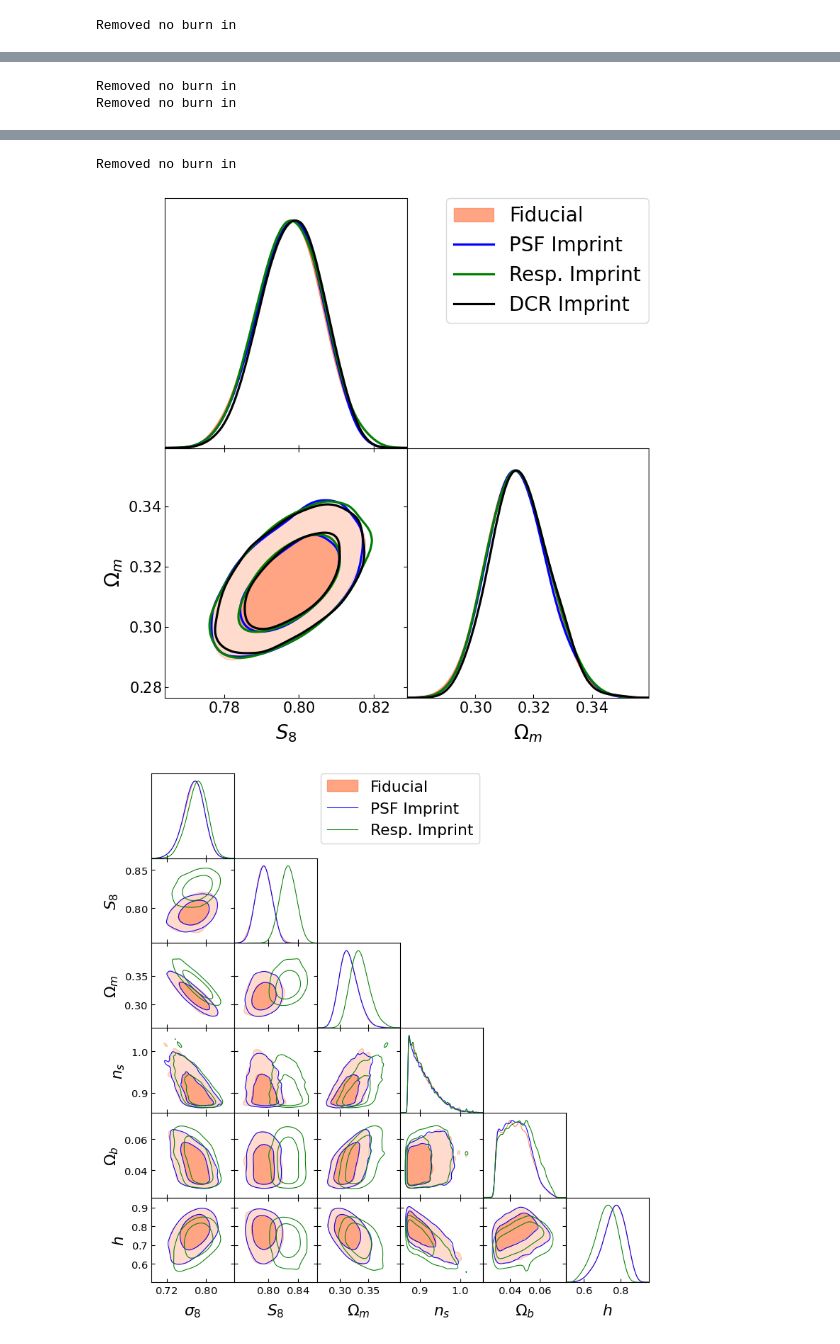
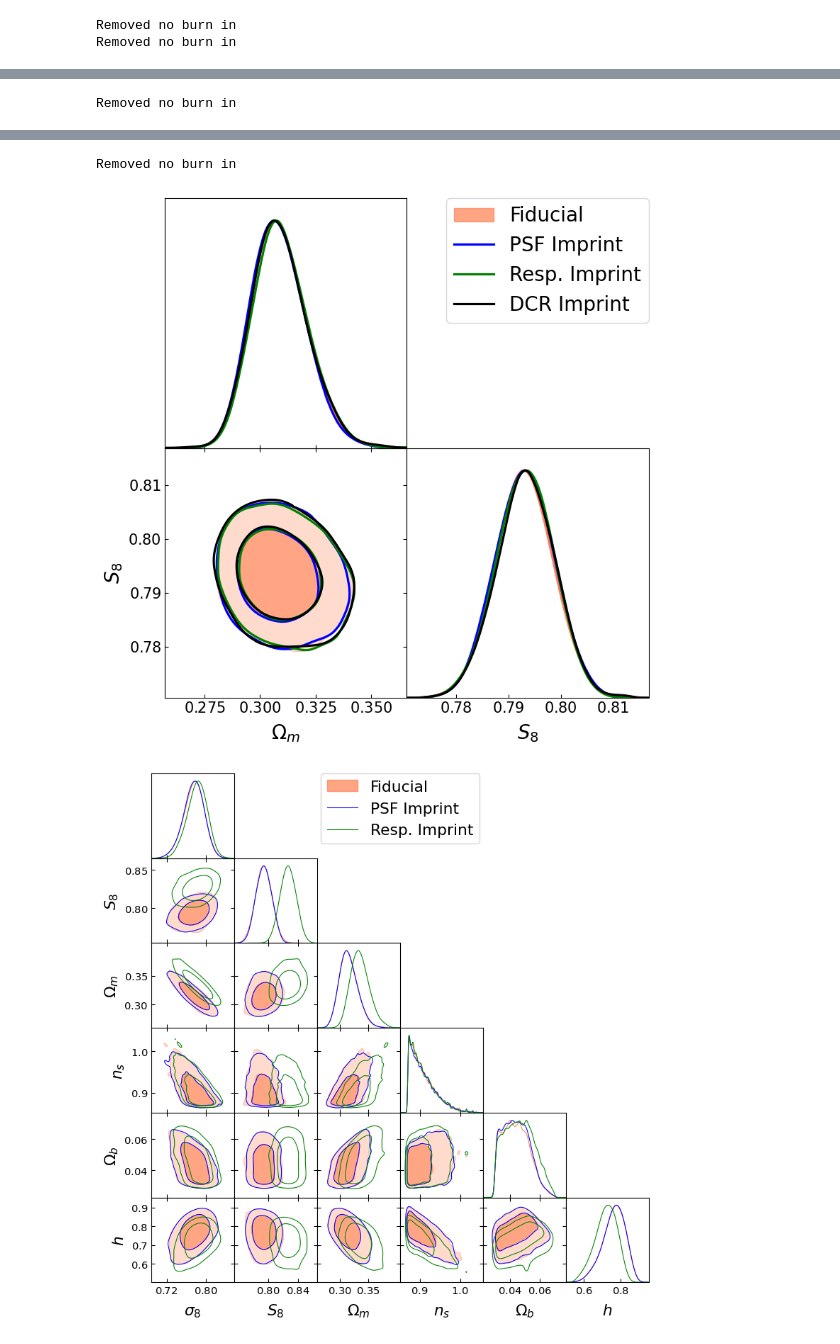
Before and after one commit to ShrihanSolo/cosmolib, a Jupyter notebook: shrihan/cosmoplot_clean_lssty5_allA.ipynb, the cells around one changed output, grey strips where cells are left out. Cells and saved outputs as stored; diff of their text form; code cells hidden in the pictures.

```diff
--- a/shrihan/cosmoplot_clean_lssty5_allA.ipynb
+++ b/shrihan/cosmoplot_clean_lssty5_allA.ipynb
@@ -12,10 +12,10 @@ from pathlib import Path
 
 
 g = plots.getSubplotPlotter(width_inch=8)
-newfidA = Path.home() / 'weaklens' / 'cosmolib' / 'output' / 'shrihan-clean-lsst-y5-fidA-nautilus.txt'
-newfidB = Path.home() / 'weaklens' / 'cosmolib' / 'output' / 'shrihan-clean-lsst-y5-psfA-nautilus.txt'
-newfidC = Path.home() / 'weaklens' / 'cosmolib' / 'output' / 'shrihan-clean-lsst-y5-respA-nautilus.txt'
-newfidD = Path.home() / 'weaklens' / 'cosmolib' / 'output' / 'shrihan-clean-lsst-y5-dcrA-nautilus.txt'
+newfidA = Path.home() / 'weaklens' / 'cosmolib' / 'output' / 'shrihan-clean-lsst-y1-fidA-nautilus.txt'
+newfidB = Path.home() / 'weaklens' / 'cosmolib' / 'output' / 'shrihan-clean-lsst-y1-psfA-nautilus.txt'
+newfidC = Path.home() / 'weaklens' / 'cosmolib' / 'output' / 'shrihan-clean-lsst-y1-respA-nautilus.txt'
+newfidD = Path.home() / 'weaklens' / 'cosmolib' / 'output' / 'shrihan-clean-lsst-y1-dcrA-nautilus.txt'
 
 #imprintresp = Path.home() / 'weaklens' / 'cosmolib' / 'output' / 'des-y3-response2_A.txt'
 newfidA_chains = np.genfromtxt(newfidA, names=True)
@@ -61,8 +61,8 @@ g.settings.linewidth = 2
 
 g.triangle_plot(
     [newfidA_samples, newfidB_samples, newfidC_samples, newfidD_samples],
-    ['s8', 'Om'],
-    filled=[True, False, False, False, True, True],
+    ['Om', 's8'],
+    filled=[True, False, False, False, False, True],
     colors=['coral', 'blue', 'green', 'black', 'black', 'black'],
     alphas=[0.7, 1.0, 1.0, 1.0, 0.5, 0.5],
     legend_labels=['Fiducial', 'PSF Imprint', 'Resp. Imprint', 'DCR Imprint'],  # Turn off legend
@@ -77 +77,2 @@ WARNING:root:outlier fraction 1.0489400460834328e-05
 Removed no burn in
+Removed no burn in
@@ -79,2 +80 @@ WARNING:root:outlier fraction 1.4961996528816805e-05
 Removed no burn in
-Removed no burn in
@@ -83,5 +82,5 @@ WARNING:root:outlier fraction 1.2167559461342142e-05
 Removed no burn in
-[figure, old version]
+[figure, new version]
 # %%
 g.triangle_plot(
     [newfidA_samples, newfidB_samples, newfidC_samples], #newfidD_samples],
```
Also changed, not shown: parts of 2 cells of this notebook, 38 other files.
